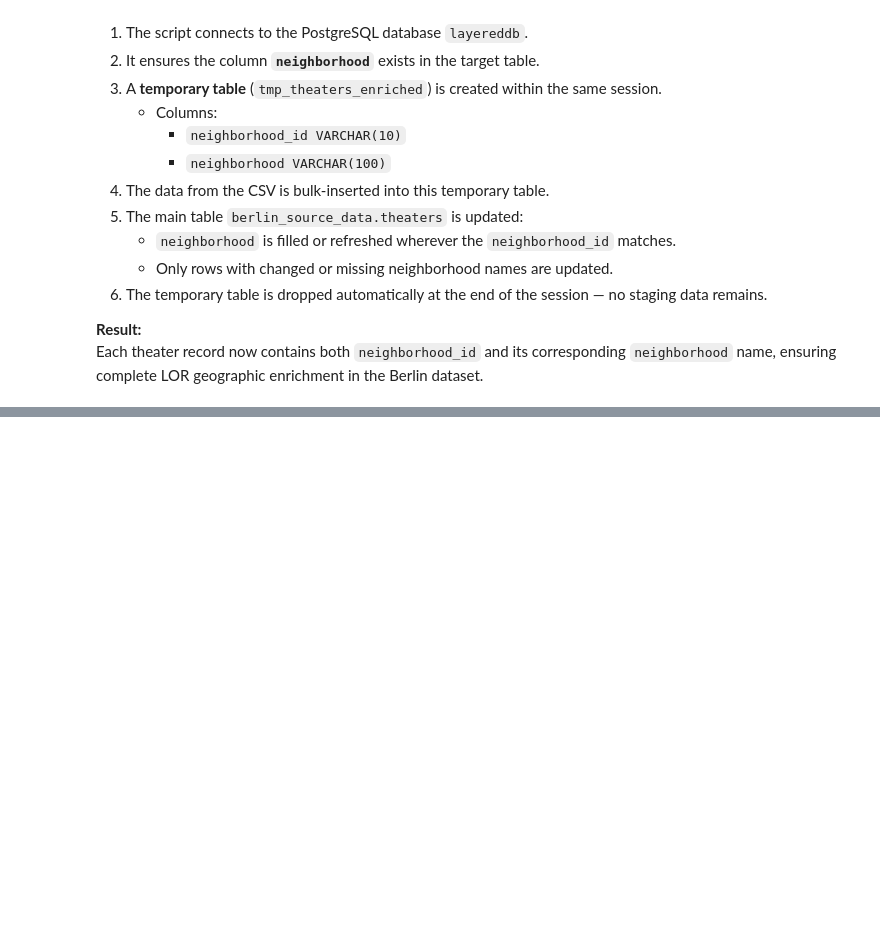
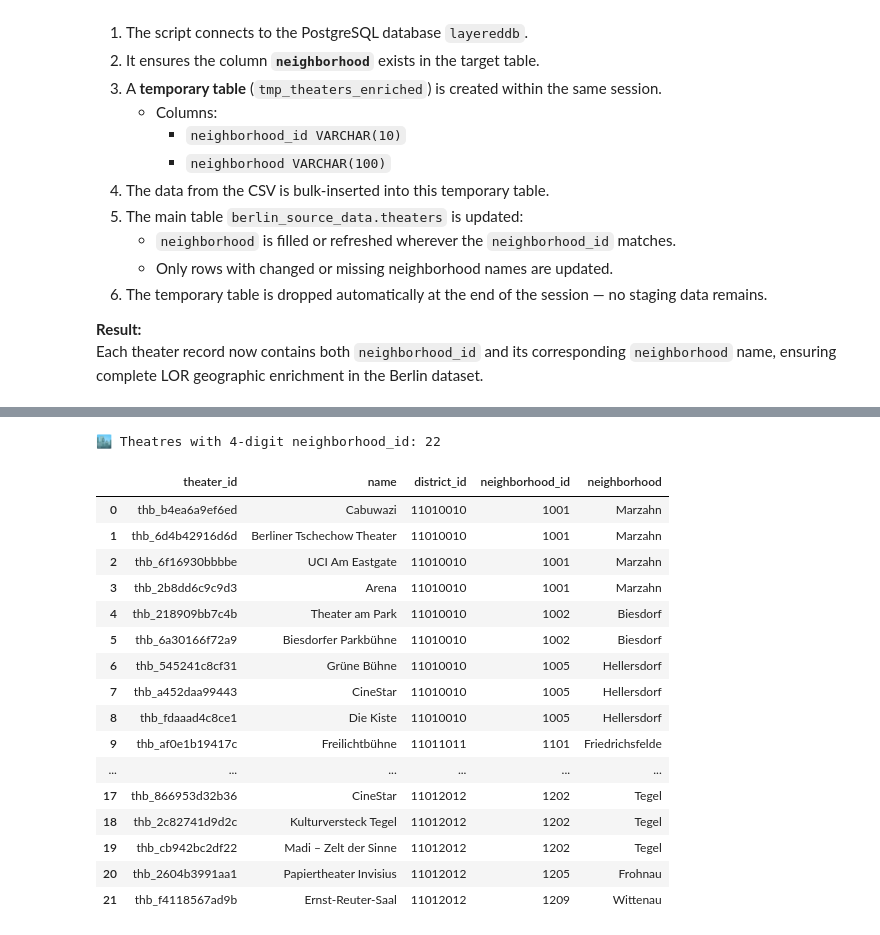
Before and after one commit to DanielSiebert-dev/layered-populate-data-pool-da, a Jupyter notebook: theaters/scripts/update_db_theaters_neighborhoods.ipynb, the cells around one changed output, grey strips where cells are left out. Cells and saved outputs as stored; diff of their text form; code cells hidden in the pictures; blank space fills up the shorter version.

```diff
--- a/theaters/scripts/update_db_theaters_neighborhoods.ipynb
+++ b/theaters/scripts/update_db_theaters_neighborhoods.ipynb
@@ -361,3 +414,43 @@ Each theater record now contains both `neighborhood_id` and its corresponding `n
+# %%
+# --- Query: detect 4-digit neighborhood_id ---
+query = text("""
+SELECT
+    theater_id,
+    name,
+    district_id,
+    neighborhood_id,
+    neighborhood
+FROM berlin_source_data.theaters
+WHERE neighborhood_id ~ '^[0-9]{4}$'
+ORDER BY district_id, neighborhood_id;
+""")
+
+# --- Execute and load to DataFrame ---
+with engine.connect() as conn:
+    df_4digit = pd.read_sql(query, conn)
+
+# --- Summary ---
+print(f"🏙️ Theatres with 4-digit neighborhood_id: {len(df_4digit)}")
+display(df_4digit.head(22))
+# %% [output]
+🏙️ Theatres with 4-digit neighborhood_id: 22
+|  | theater_id | name | district_id | neighborhood_id | neighborhood |
+| 0 | thb_b4ea6a9ef6ed | Cabuwazi | 11010010 | 1001 | Marzahn |
+| 1 | thb_6d4b42916d6d | Berliner Tschechow Theater | 11010010 | 1001 | Marzahn |
+| 2 | thb_6f16930bbbbe | UCI Am Eastgate | 11010010 | 1001 | Marzahn |
+| 3 | thb_2b8dd6c9c9d3 | Arena | 11010010 | 1001 | Marzahn |
+| 4 | thb_218909bb7c4b | Theater am Park | 11010010 | 1002 | Biesdorf |
+| 5 | thb_6a30166f72a9 | Biesdorfer Parkbühne | 11010010 | 1002 | Biesdorf |
+| 6 | thb_545241c8cf31 | Grüne Bühne | 11010010 | 1005 | Hellersdorf |
+| 7 | thb_a452daa99443 | CineStar | 11010010 | 1005 | Hellersdorf |
+| 8 | thb_fdaaad4c8ce1 | Die Kiste | 11010010 | 1005 | Hellersdorf |
+| 9 | thb_af0e1b19417c | Freilichtbühne | 11011011 | 1101 | Friedrichsfelde |
+| ... | ... | ... | ... | ... | ... |
+| 17 | thb_866953d32b36 | CineStar | 11012012 | 1202 | Tegel |
+| 18 | thb_2c82741d9d2c | Kulturversteck Tegel | 11012012 | 1202 | Tegel |
+| 19 | thb_cb942bc2df22 | Madi – Zelt der Sinne | 11012012 | 1202 | Tegel |
+| 20 | thb_2604b3991aa1 | Papiertheater Invisius | 11012012 | 1205 | Frohnau |
+| 21 | thb_f4118567ad9b | Ernst-Reuter-Saal | 11012012 | 1209 | Wittenau |
 # %%
 import pandas as pd
 import psycopg2
```
Also changed, not shown: parts of 7 cells of this notebook.
